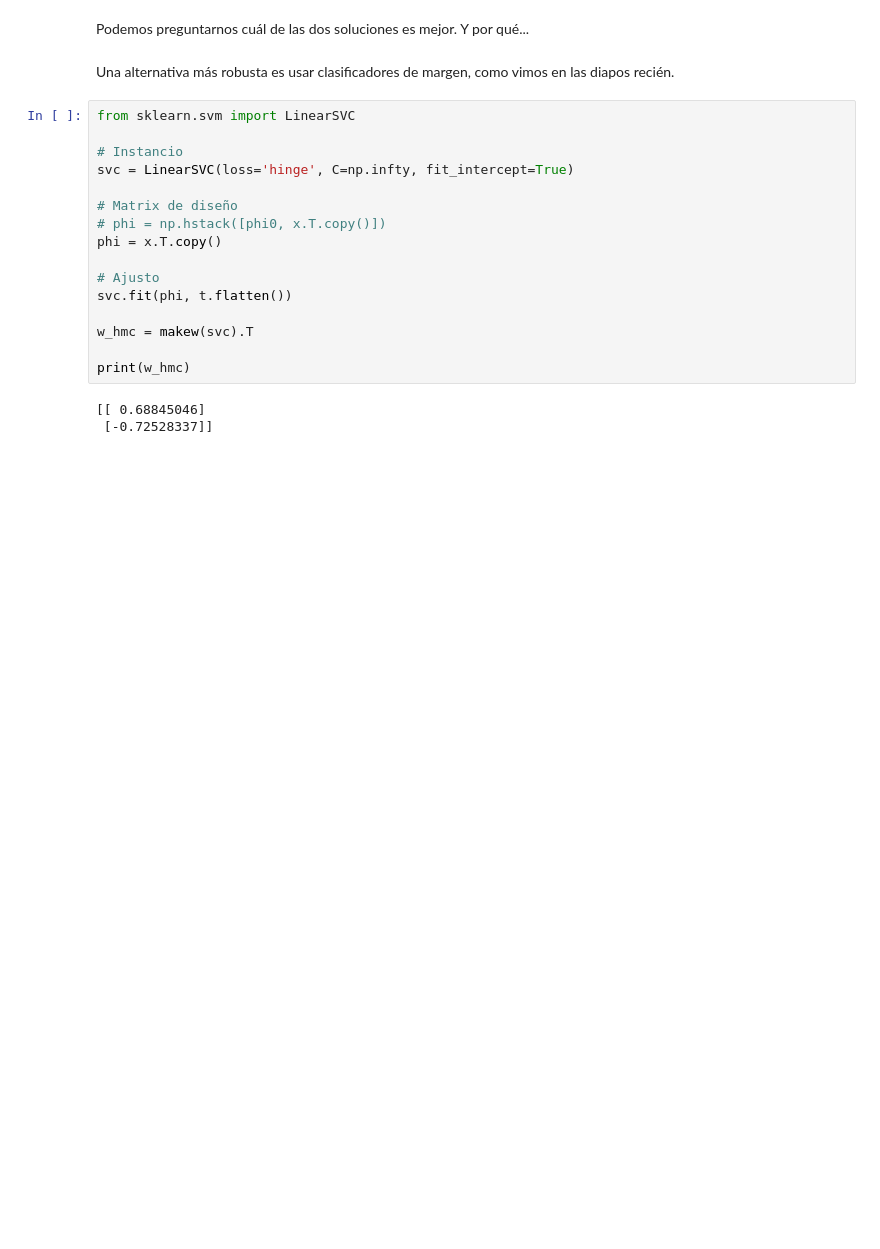
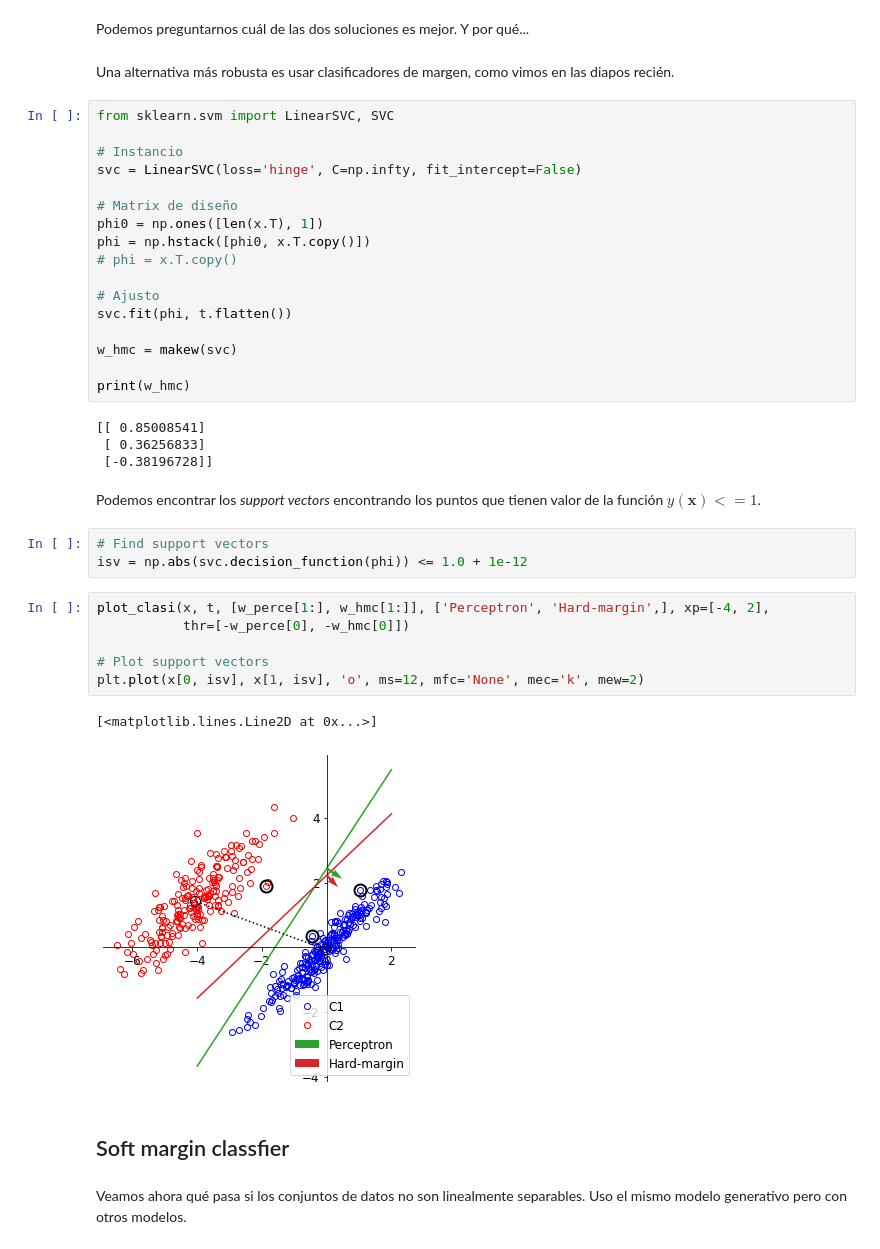
Before and after one commit to JavierGold/ML_UNSAM-2-2020, a Jupyter notebook: 09_SVM.ipynb, the cells around one changed output. Drawn from its saved outputs; the diff is of its cells as text; blank space fills up the shorter version.

```diff
--- a/09_SVM.ipynb
+++ b/09_SVM.ipynb
@@ -213,21 +225,41 @@ Podemos preguntarnos cuál de las dos soluciones es mejor. Y por qué...
 # %% [markdown]
 Una alternativa más robusta es usar clasificadores de margen, como vimos en las diapos recién.
 # %%
-from sklearn.svm import LinearSVC
+from sklearn.svm import LinearSVC, SVC
 
 # Instancio
-svc = LinearSVC(loss='hinge', C=np.infty, fit_intercept=True)
+svc = LinearSVC(loss='hinge', C=np.infty, fit_intercept=False)
 
 # Matrix de diseño
-# phi = np.hstack([phi0, x.T.copy()])
-phi = x.T.copy()
+phi0 = np.ones([len(x.T), 1])
+phi = np.hstack([phi0, x.T.copy()])
+# phi = x.T.copy()
 
 # Ajusto
 svc.fit(phi, t.flatten())
 
-w_hmc = makew(svc).T
+w_hmc = makew(svc)
 
 print(w_hmc)
 # %% [output]
-[[ 0.68845046]
- [-0.72528337]]
+[[ 0.85008541]
+ [ 0.36256833]
+ [-0.38196728]]
+# %% [markdown]
+Podemos encontrar los *support vectors* encontrando los puntos que tienen valor de la función $y(\mathbf{x})<= 1$.
+# %%
+# Find support vectors
+isv = np.abs(svc.decision_function(phi)) <= 1.0 + 1e-12
+# %%
+plot_clasi(x, t, [w_perce[1:], w_hmc[1:]], ['Perceptron', 'Hard-margin',], xp=[-4, 2],
+           thr=[-w_perce[0], -w_hmc[0]])
+
+# Plot support vectors
+plt.plot(x[0, isv], x[1, isv], 'o', ms=12, mfc='None', mec='k', mew=2)
+# %% [output]
+[<matplotlib.lines.Line2D at 0x...>]
+[figure, added]
+# %% [markdown]
+## Soft margin classfier
+# %% [markdown]
+Veamos ahora qué pasa si los conjuntos de datos no son linealmente separables. Uso el mismo modelo generativo pero con otros modelos.
```
Also changed, not shown: parts of 17 cells of this notebook.
